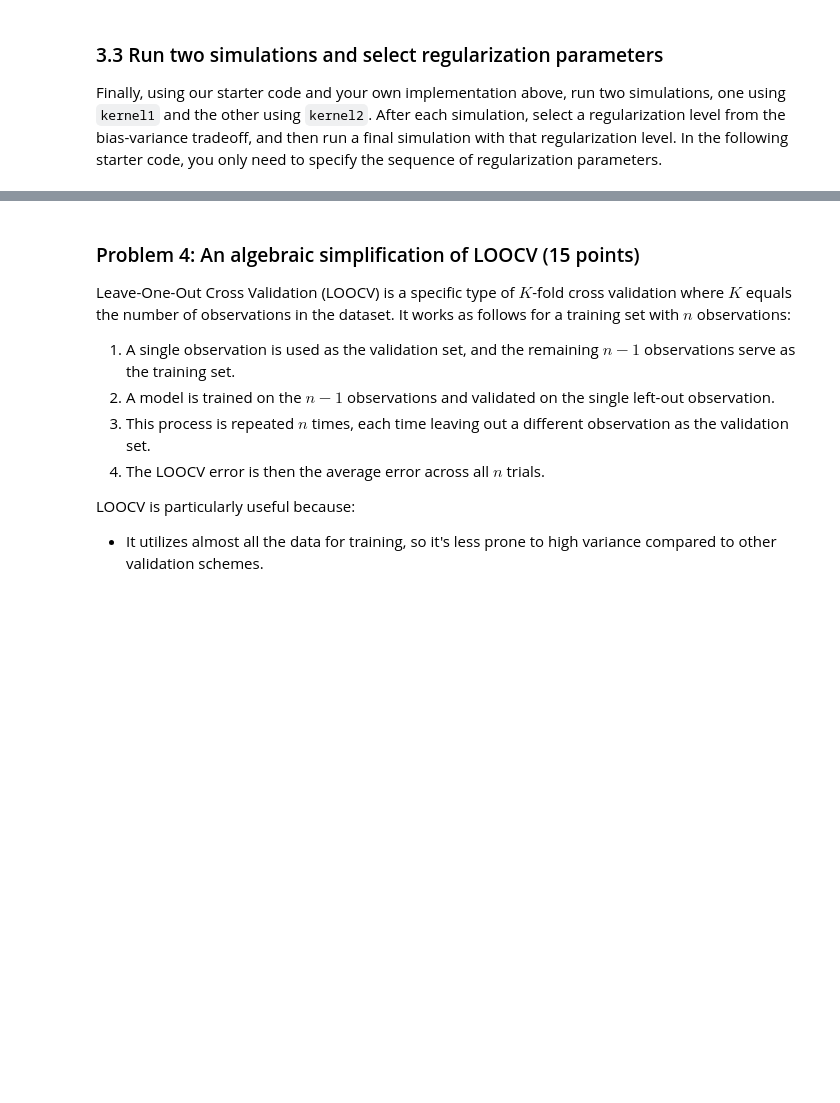
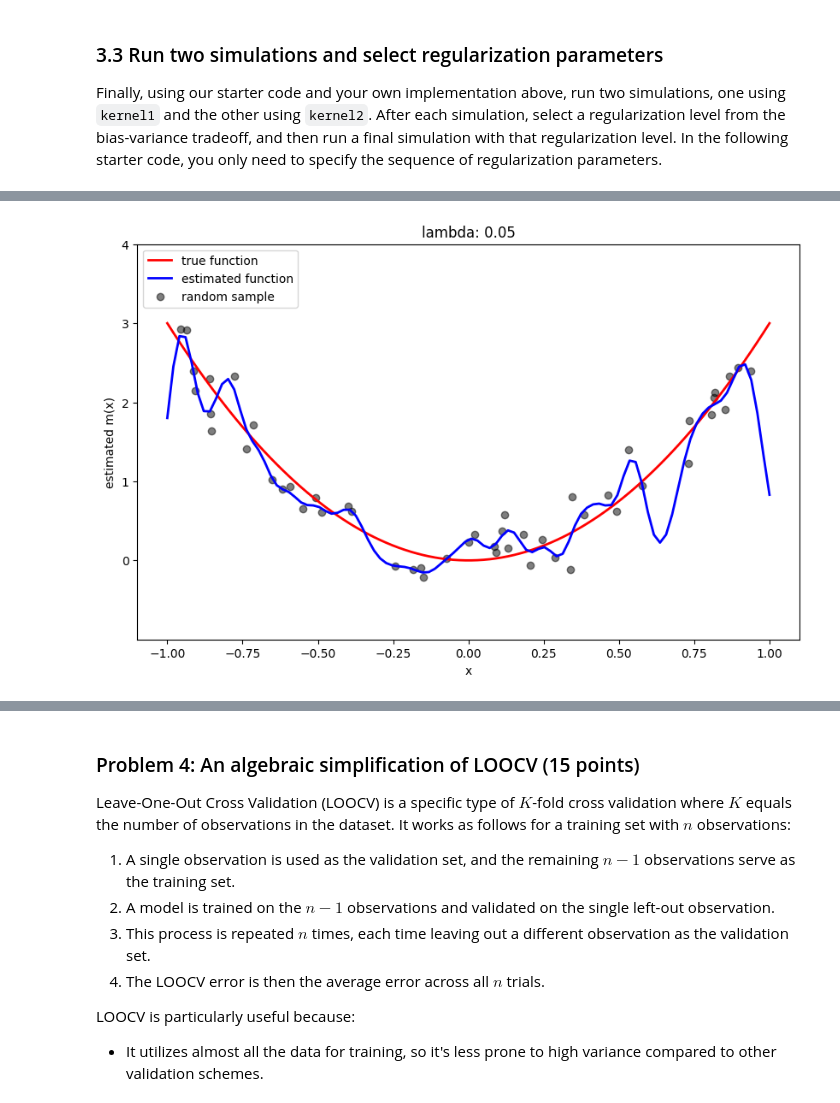
Before and after one commit to GITANO1031/6650, a Jupyter notebook: assignments/assn1/assn1.ipynb, the cells around one changed output, grey strips where cells are left out. Drawn from its saved outputs; the diff is of its cells as text; code cells hidden in the pictures; blank space fills up the shorter version.

```diff
--- a/assignments/assn1/assn1.ipynb
+++ b/assignments/assn1/assn1.ipynb
@@ -303,3 +312,5 @@ run_simulation(kernel1, lmbdas)
 # %%
-lambda_hat = # set the optimal lambda
+lambda_hat = 0.05
 run_simulation(kernel1, [lambda_hat], show_bias_variance=False)
+# %% [output]
+[figure, added]
```
Also changed, not shown: parts of 8 cells of this notebook.
